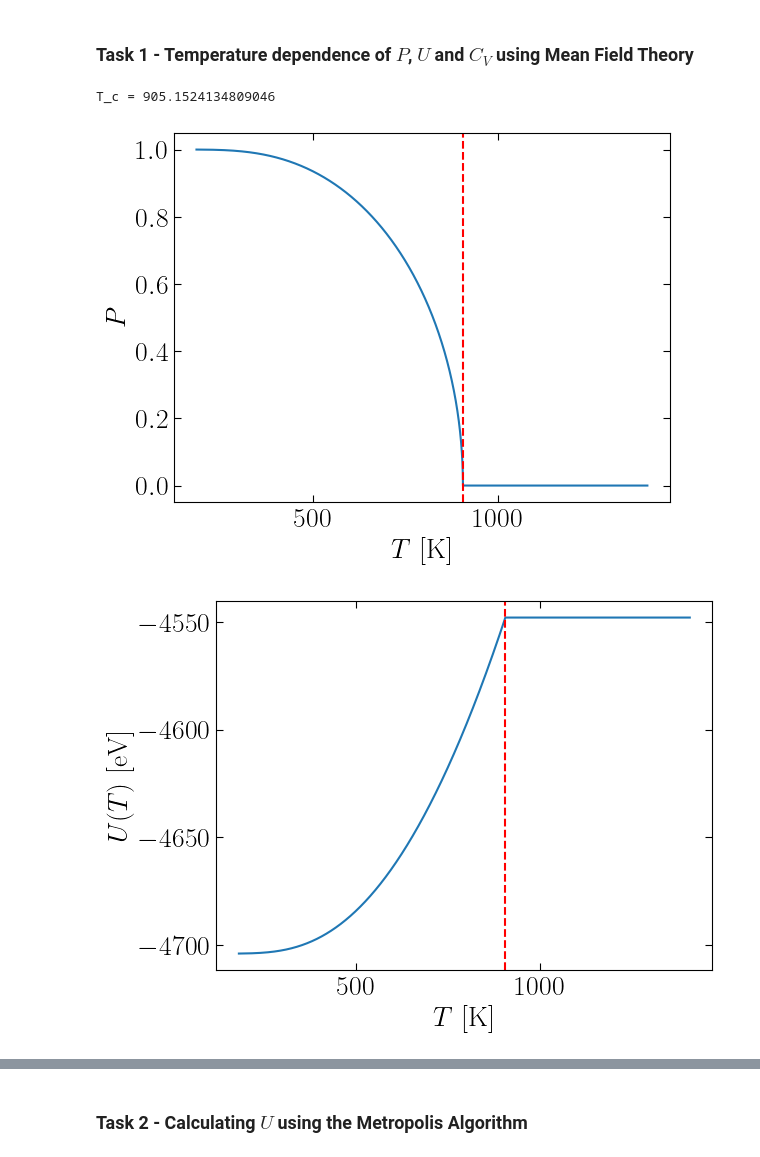
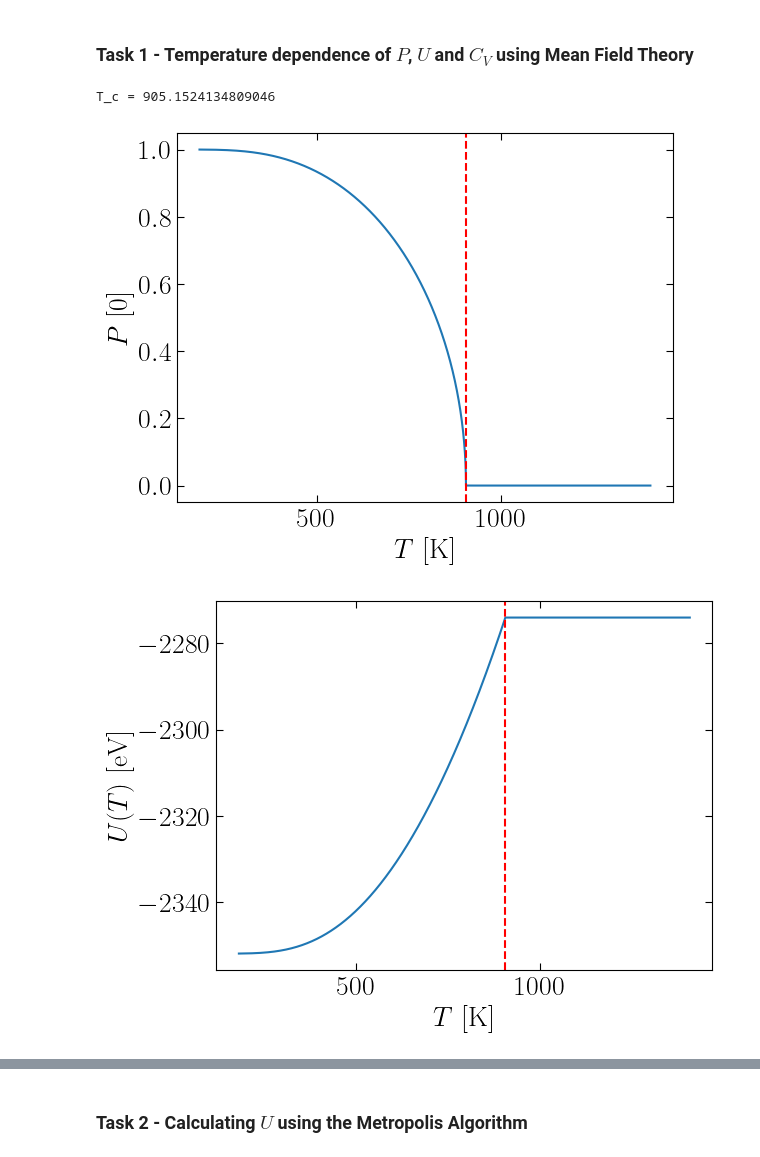
Before and after one commit to stommen/fka122-homeworks, a Jupyter notebook: H2/analyzer.ipynb, the cells around one changed output, grey strips where cells are left out. Drawn from its saved outputs; the diff is of its cells as text; code cells hidden in the pictures.

```diff
--- a/H2/analyzer.ipynb
+++ b/H2/analyzer.ipynb
@@ -135,7 +150,7 @@ data = np.loadtxt(path, delimiter=',')
 
 P = data[:, 0]
 T = data[:, 1]
-U = data[:, 2]
+U = data[:, 2]/2
 C = data[:, 3]
 
 
@@ -145,36 +160,36 @@ E_znzn = -0.113
 E_cuzn = -0.294
 delta_E = E_cucu + E_znzn - 2*E_cuzn
 T_c = 2*delta_E/k_B
 print(f'T_c = {T_c}')
 
 plt.figure()
 plt.plot(T,abs(P))
 plt.axvline(x=T_c, color='r', linestyle='--')
 plt.xlabel('$T$ [K]')
-plt.ylabel('$P$')
+plt.ylabel('$P$ [0]')
 plt.savefig('figs/task_1/P_T.pdf', bbox_inches='tight')
 
 plt.figure()
 plt.plot(T,U)
 plt.axvline(x=T_c, color='r', linestyle='--')
 plt.xlabel('$T$ [K]')
 plt.ylabel('$U(T)$ [eV]')
 plt.savefig('figs/task_1/U_T.pdf', bbox_inches='tight')
 
 
 plt.figure()
 plt.plot(T,C)
 plt.axvline(x=T_c, color='r', linestyle='--')
 plt.xlabel('$T$ [K]')
 plt.ylabel('$C_V$ [eV/K]')
 plt.savefig('figs/task_1/C_T.pdf', bbox_inches='tight')
 plt.tight_layout()
 
 plt.show()
 # %% [output]
 T_c = 905.1524134809046
-[figure, old version]
+[figure, new version]
-[figure, old version]
+[figure, new version]
 [figure]
 # %% [markdown]
 ### Task 2 - Calculating $U$ using the Metropolis Algorithm
```
Also changed, not shown: parts of 3 cells of this notebook, 8 other files.
